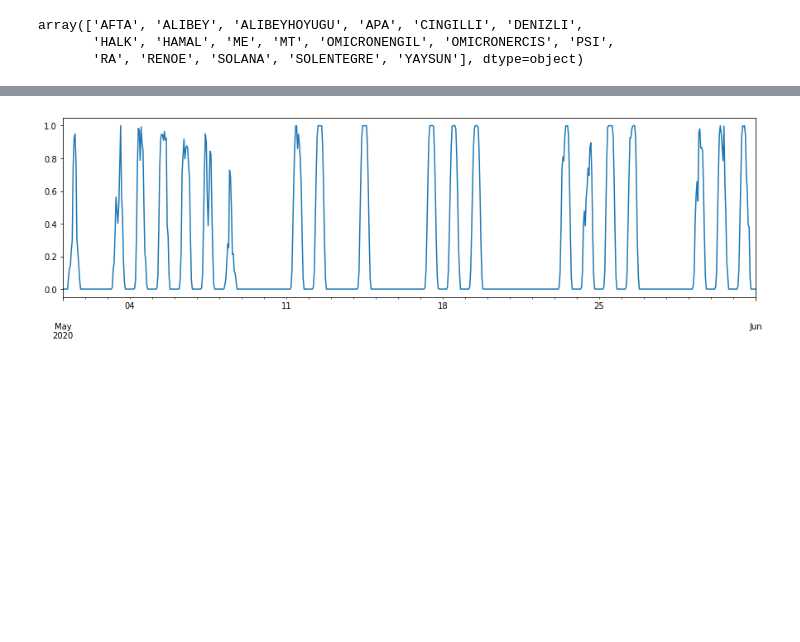
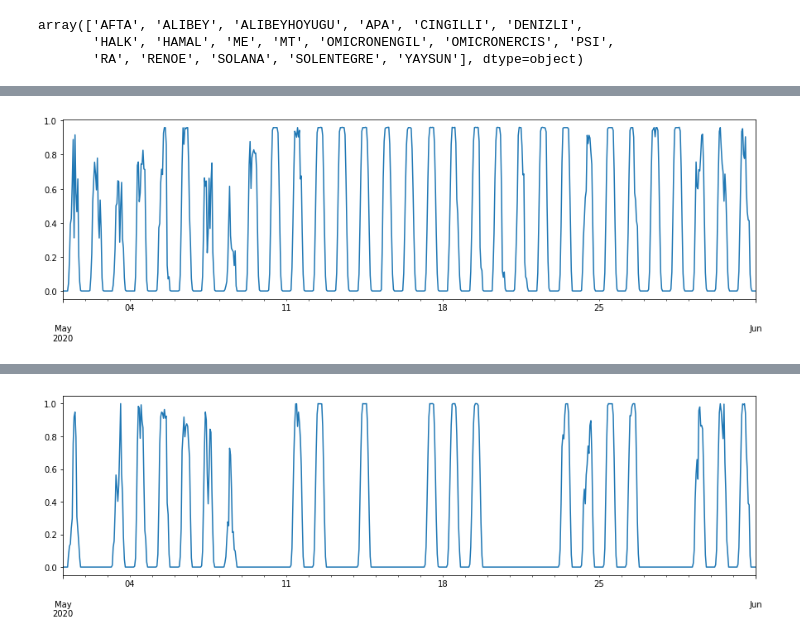
Before and after one commit to AhmetY21/GES, a Jupyter notebook: Güneş Üretim Vs Hava Durumu.ipynb, the cells around one changed output, grey strips where cells are left out. Saved outputs shown, nothing was run; the diff lists cells and outputs as text; code cells hidden in the pictures; blank space fills up the shorter version.

```diff
--- a/Güneş Üretim Vs Hava Durumu.ipynb
+++ b/Güneş Üretim Vs Hava Durumu.ipynb
@@ -95,0 +112,8 @@ def ges_ayar(df):
+# %%
+data_ali=data[data['GES']=='ALIBEYHOYUGU']
+train_start,train_stop=train_test(data_ali)
+data_ali=data_ali[train_start:train_stop]
+
+data_ali=ges_ayar(data_ali)
+# %% [output]
+[figure, added]
```
Also changed, not shown: parts of 37 cells of this notebook.
